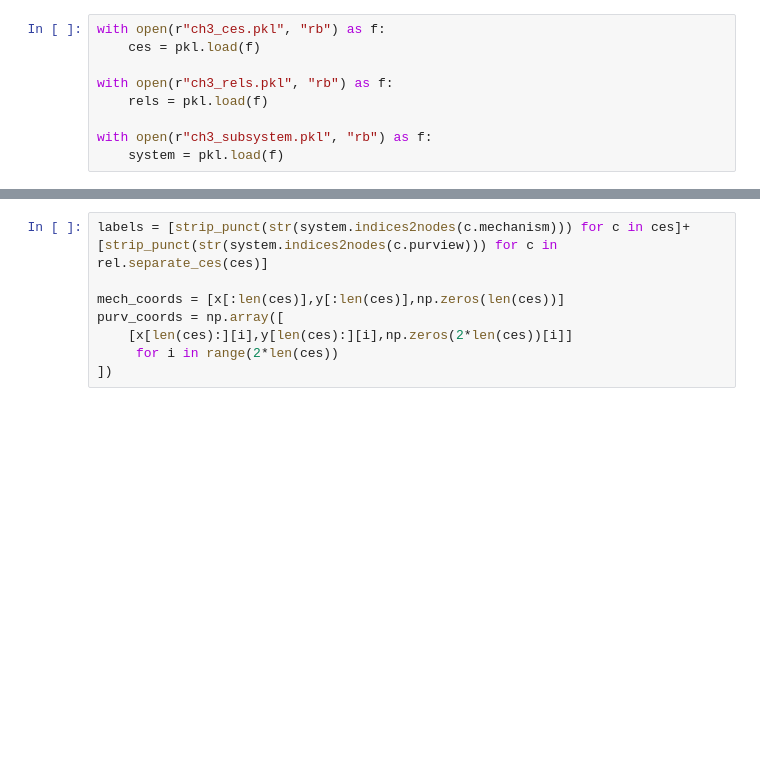
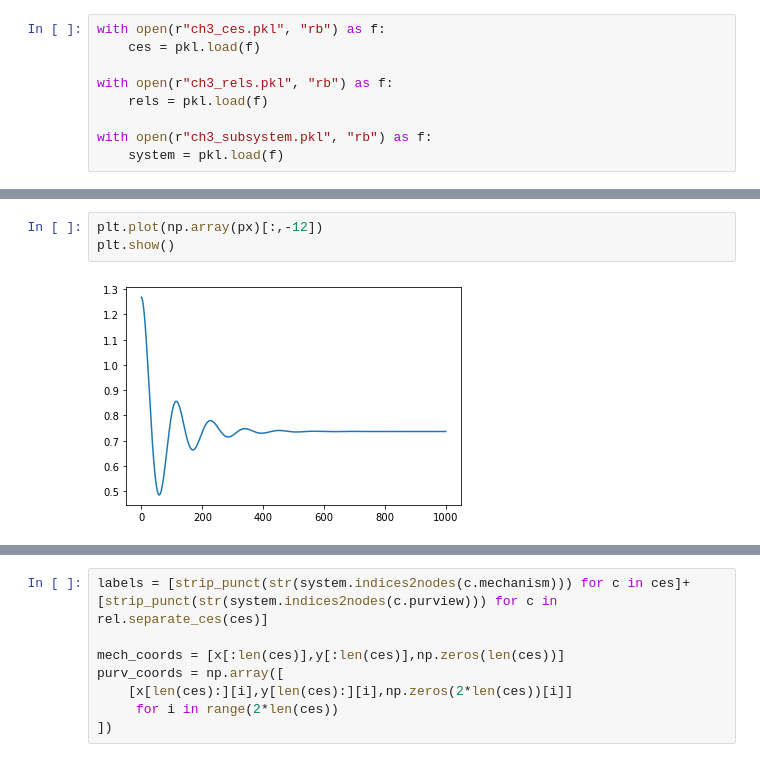
Before and after one commit to matteograsso/pyphi, a Jupyter notebook: spring_plots/spring_plots.ipynb, the cells around one changed output, grey strips where cells are left out. Saved outputs shown, nothing was run; the diff lists cells and outputs as text; blank space fills up the shorter version.

```diff
--- a/spring_plots/spring_plots.ipynb
+++ b/spring_plots/spring_plots.ipynb
@@ -129,0 +148,5 @@ x,y,z = equilibriate(k,purview_indices,xyz[:,0],xyz[:,1])
+# %%
+plt.plot(np.array(px)[:,-12])
+plt.show()
+# %% [output]
+[figure, added]
```
Also changed, not shown: parts of 17 cells of this notebook.
